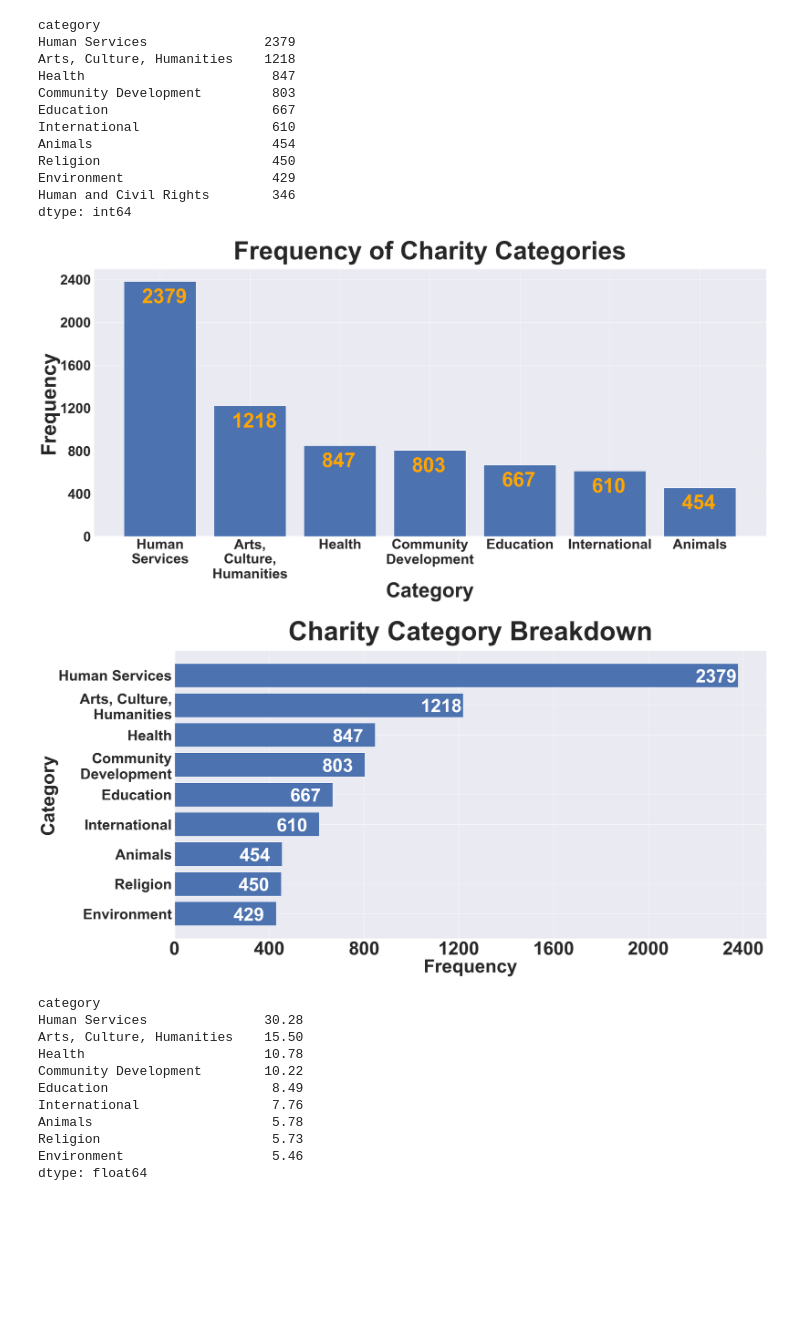
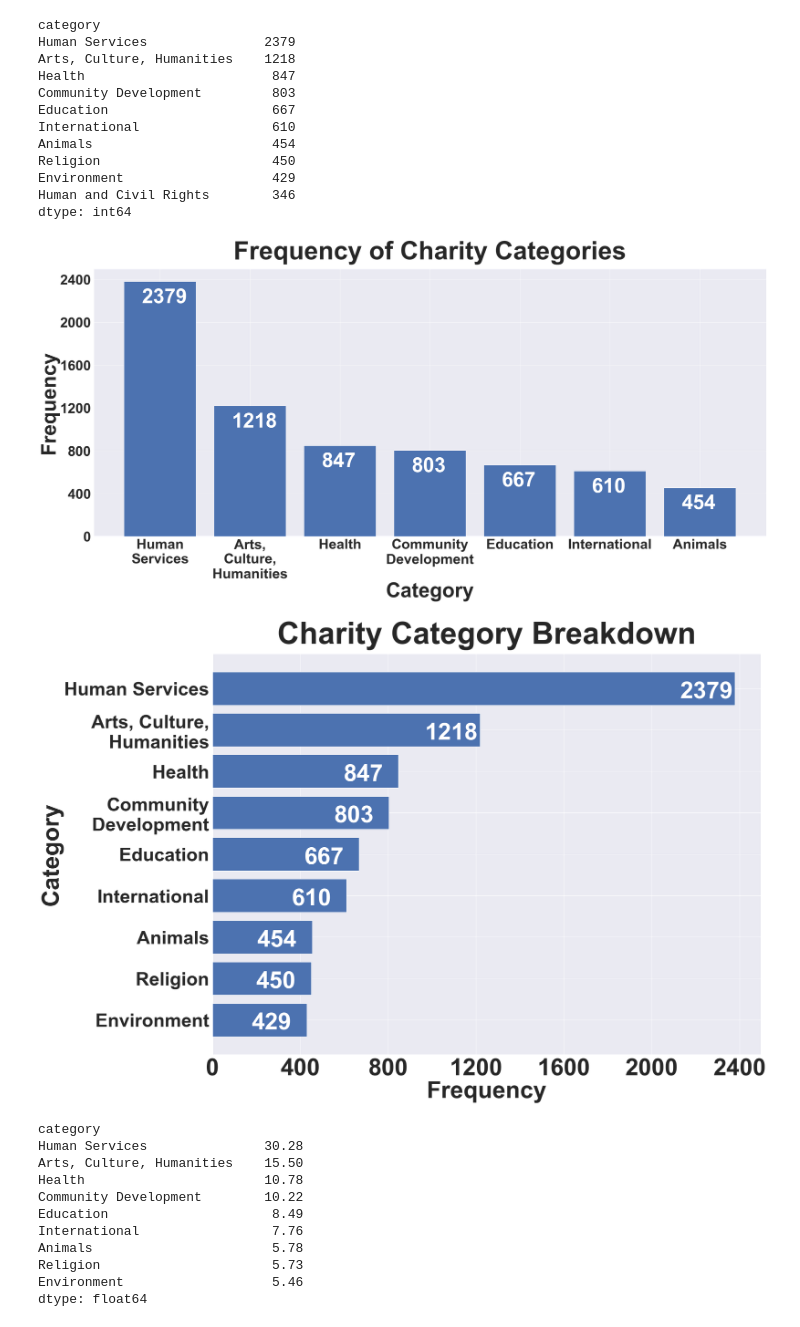
Before and after one commit to jackvessa/Charity_Recommender, a Jupyter notebook: src/Similar_Charity_Recommender.ipynb, the cells around one changed output. Saved outputs shown, nothing was run; the diff lists cells and outputs as text; code cells hidden in the pictures; blank space fills up the shorter version.

```diff
--- a/src/Similar_Charity_Recommender.ipynb
+++ b/src/Similar_Charity_Recommender.ipynb
@@ -458,45 +458,45 @@ ax.set_ylabel("Frequency", fontsize=80, weight = "bold");
 
 plt.tight_layout()
 
-set_labels(category_count,ax,0.2,-200,c="orange",fsize=80);
+set_labels(category_count,ax,0.2,-200,c="white",fsize=80);
 
 # plt.savefig('../IMG/CN_Categories.png')
 # %% [output]
-[figure, old version]
+[figure, new version]
 # %%
 ## Add Bar Chart
 
 category_count = charity_navigator_df.groupby('category').size().sort_values(ascending=False)[:9]
 categories = list(category_count.index.values)
 freq = freq_array(category_count)
 
-fig,ax = plt.subplots(figsize = (40,20))
+fig,ax = plt.subplots(figsize = (30,20))
 ax.barh(categories,freq, color = "b");
 
 
 # Title
-ax.set_title("Charity Category Breakdown", weight = "bold", fontsize = 100, y=1.03);
+ax.set_title("Charity Category Breakdown", weight = "bold", fontsize = 90, y=1.02);
 
 # # X-axis
 x_tick_nums = np.arange(0,np.max(category_count)+400,400)
 ax.set_xticks(x_tick_nums)
 ax.set_xticklabels(labels=x_tick_nums,weight='bold',fontsize=70)
 ax.set_xlabel("Frequency", fontsize=70, weight = "bold");
 
 # # Y-axis
 categories_wrapped = wrap_axis_labels(categories, wrap_length=15)
 ax.set_yticklabels(labels=categories_wrapped,weight='bold',fontsize=55)
 ax.set_ylabel("Category", fontsize=70, weight = "bold");
 
-set_labels_horizontal(category_count,ax,180,.23,c="white",fsize=70);
+set_labels_horizontal(category_count,ax,250,.23,c="white",fsize=70);
 
 ax.invert_yaxis()  # labels read top-to-bottom
 
-# plt.tight_layout()
+plt.tight_layout()
 
 # plt.savefig('../IMG/CN_Categories.png')
 # %% [output]
-[figure, old version]
+[figure, new version]
 # %%
 round(category_count / category_count.sum() * 100,2)
 # %% [output]
```
Also changed, not shown: parts of 2 cells of this notebook, 1 other file.
